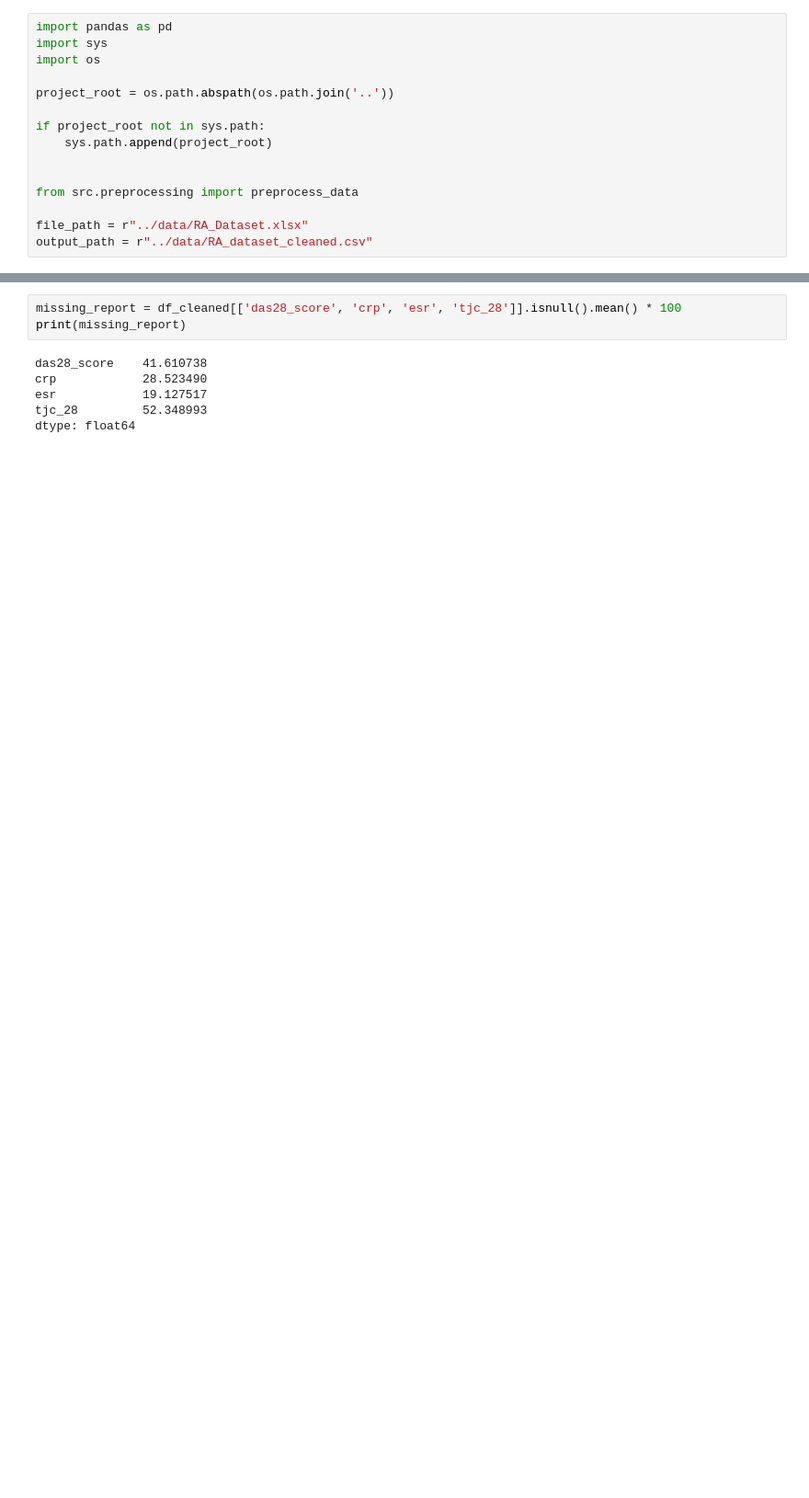
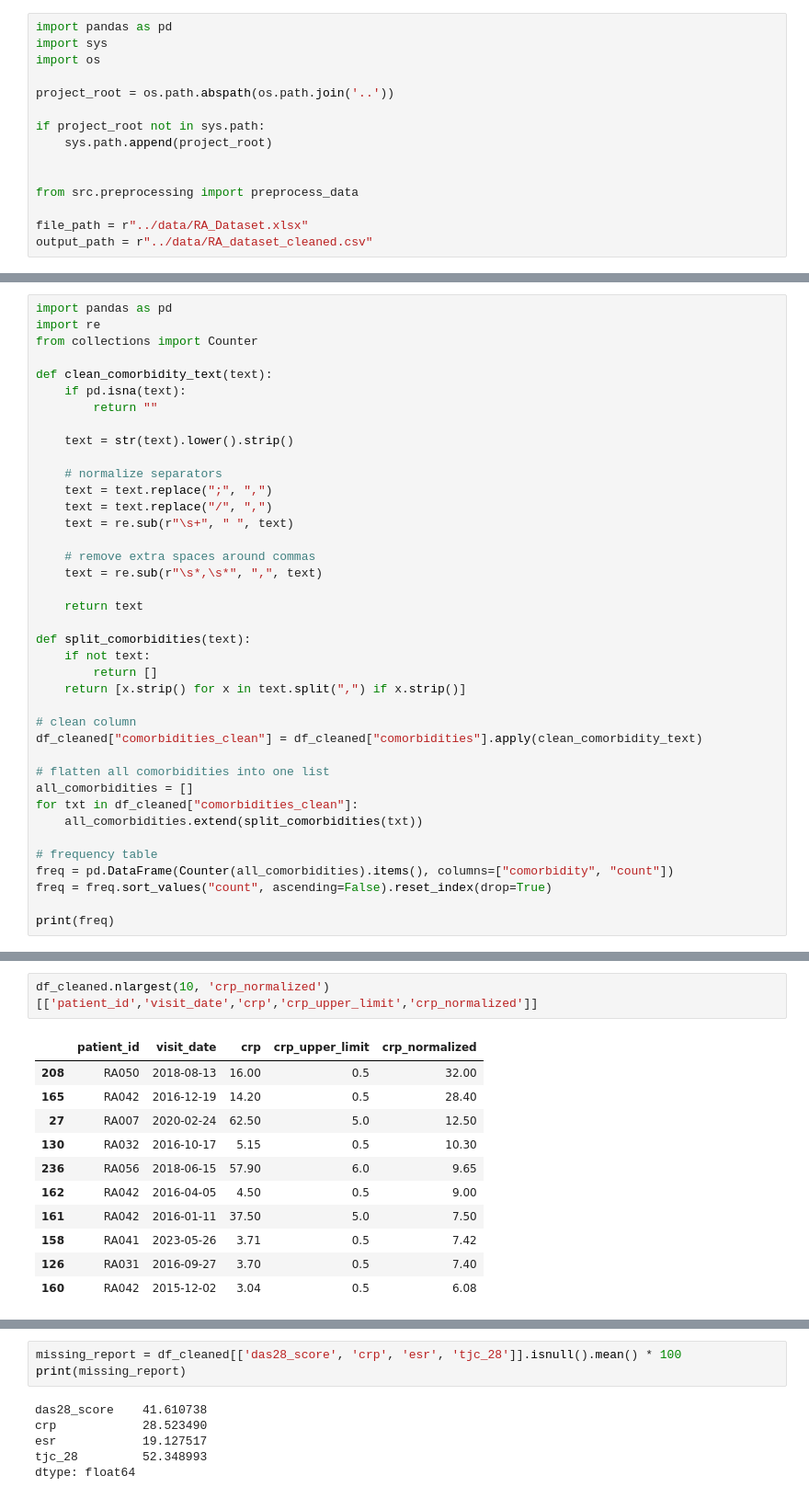
Before and after one commit to konnatzeik/Master_Thesis, a Jupyter notebook: notebooks/01_data_cleaning.ipynb, the cells around one changed output, grey strips where cells are left out. Shown at 92% size. Drawn from its saved outputs; the diff is of its cells as text; blank space fills up the shorter version.

```diff
--- a/notebooks/01_data_cleaning.ipynb
+++ b/notebooks/01_data_cleaning.ipynb
@@ -34,0 +37,39 @@ Dropping columns with > 65.0% missing values: smoking
+# %%
+import pandas as pd
+import re
+from collections import Counter
+
+def clean_comorbidity_text(text):
+    if pd.isna(text):
+        return ""
+
+    text = str(text).lower().strip()
+
+    # normalize separators
+    text = text.replace(";", ",")
+    text = text.replace("/", ",")
+    text = re.sub(r"\s+", " ", text)
+
+    # remove extra spaces around commas
+    text = re.sub(r"\s*,\s*", ",", text)
+
+    return text
+
+def split_comorbidities(text):
+    if not text:
+        return []
+    return [x.strip() for x in text.split(",") if x.strip()]
+
+# clean column
+df_cleaned["comorbidities_clean"] = df_cleaned["comorbidities"].apply(clean_comorbidity_text)
+
+# flatten all comorbidities into one list
+all_comorbidities = []
+for txt in df_cleaned["comorbidities_clean"]:
+    all_comorbidities.extend(split_comorbidities(txt))
+
+# frequency table
+freq = pd.DataFrame(Counter(all_comorbidities).items(), columns=["comorbidity", "count"])
+freq = freq.sort_values("count", ascending=False).reset_index(drop=True)
+
+print(freq)
@@ -34,0 +94,14 @@ Dropping columns with > 65.0% missing values: smoking
+# %%
+df_cleaned.nlargest(10, 'crp_normalized')[['patient_id','visit_date','crp','crp_upper_limit','crp_normalized']]
+# %% [output]
+|  | patient_id | visit_date | crp | crp_upper_limit | crp_normalized |
+| 208 | RA050 | 2018-08-13 | 16.00 | 0.5 | 32.00 |
+| 165 | RA042 | 2016-12-19 | 14.20 | 0.5 | 28.40 |
+| 27 | RA007 | 2020-02-24 | 62.50 | 5.0 | 12.50 |
+| 130 | RA032 | 2016-10-17 | 5.15 | 0.5 | 10.30 |
+| 236 | RA056 | 2018-06-15 | 57.90 | 6.0 | 9.65 |
+| 162 | RA042 | 2016-04-05 | 4.50 | 0.5 | 9.00 |
+| 161 | RA042 | 2016-01-11 | 37.50 | 5.0 | 7.50 |
+| 158 | RA041 | 2023-05-26 | 3.71 | 0.5 | 7.42 |
+| 126 | RA031 | 2016-09-27 | 3.70 | 0.5 | 7.40 |
+| 160 | RA042 | 2015-12-02 | 3.04 | 0.5 | 6.08 |
```
Also changed, not shown: parts of 19 cells of this notebook.
